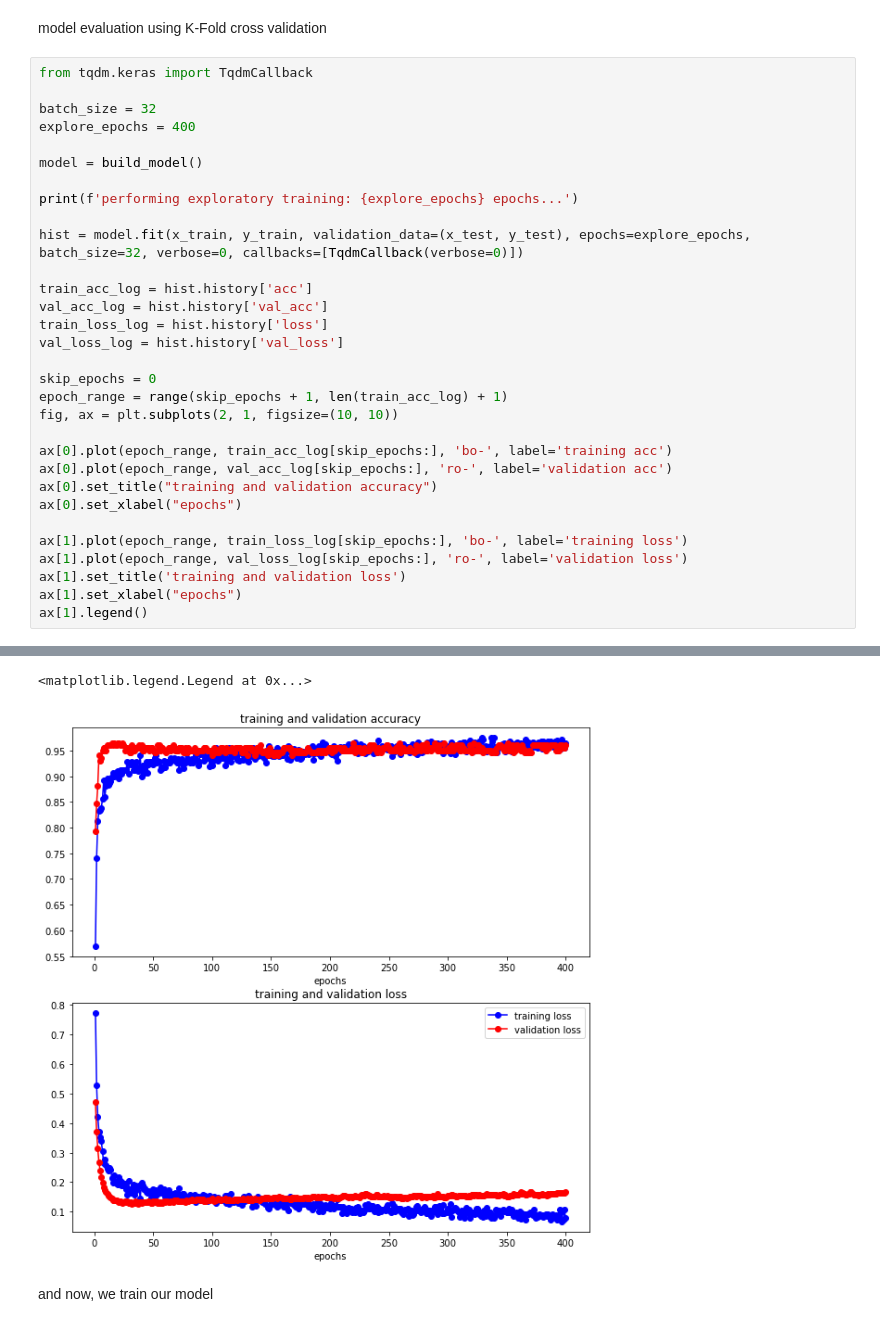
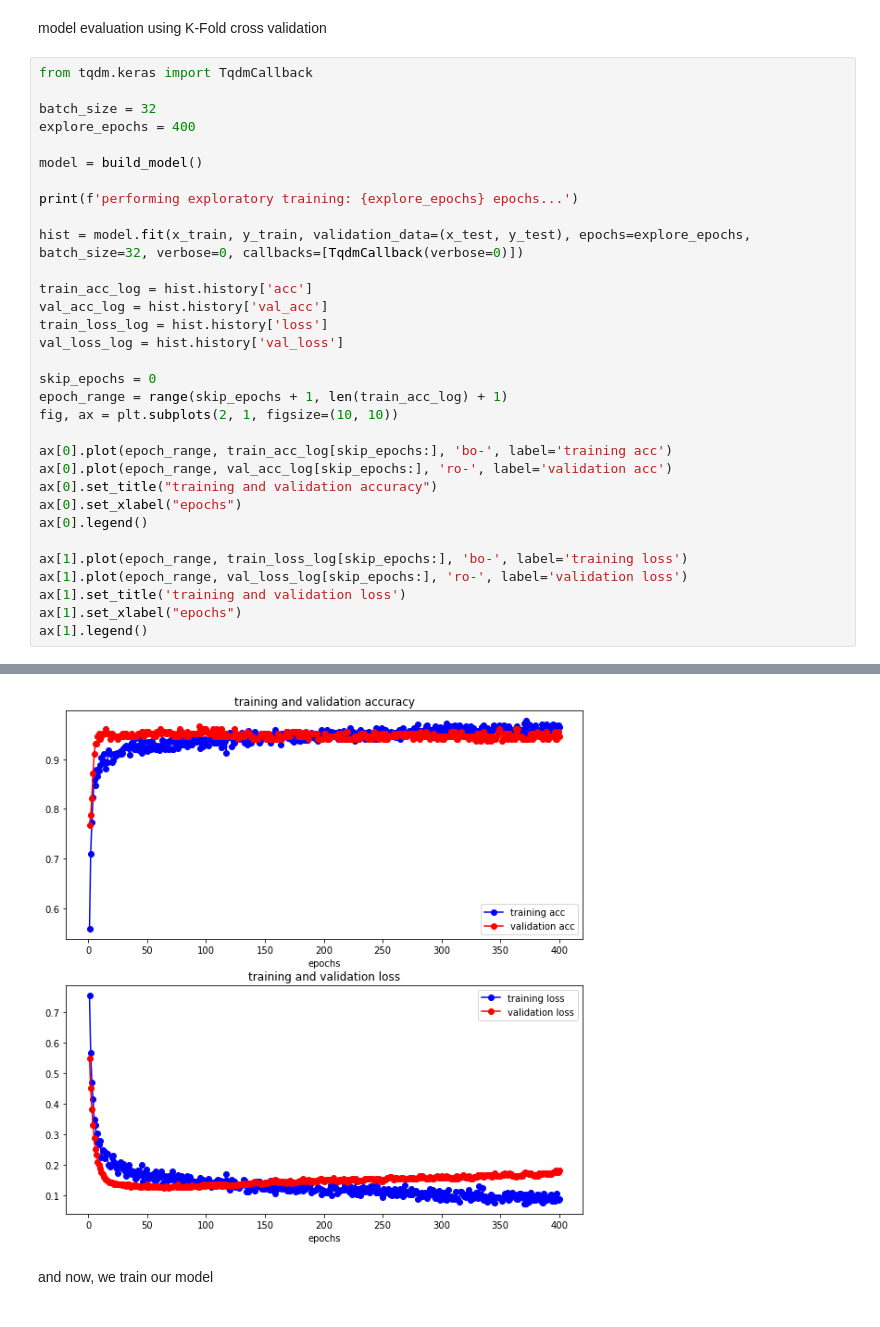
Before and after one commit to redthing1/MachineLearningNotes, a Jupyter notebook: kid_creative/kidcreative.ipynb, the cells around one changed output, grey strips where cells are left out. Saved outputs shown, nothing was run; the diff lists cells and outputs as text.

Commit message:
add legend for both graphs

```diff
--- a/kid_creative/kidcreative.ipynb
+++ b/kid_creative/kidcreative.ipynb
@@ -151,6 +152,7 @@ ax[0].plot(epoch_range, train_acc_log[skip_epochs:], 'bo-', label='training acc'
 ax[0].plot(epoch_range, val_acc_log[skip_epochs:], 'ro-', label='validation acc')
 ax[0].set_title("training and validation accuracy")
 ax[0].set_xlabel("epochs")
+ax[0].legend()
 
 ax[1].plot(epoch_range, train_loss_log[skip_epochs:], 'bo-', label='training loss')
 ax[1].plot(epoch_range, val_loss_log[skip_epochs:], 'ro-', label='validation loss')
@@ -178,5 +164,4 @@ ax[1].legend()
-<matplotlib.legend.Legend at 0x...>
-[figure, old version]
+[figure, new version]
 # %% [markdown]
 and now, we train our model
 # %%
```
Also changed, not shown: parts of 2 cells of this notebook.
